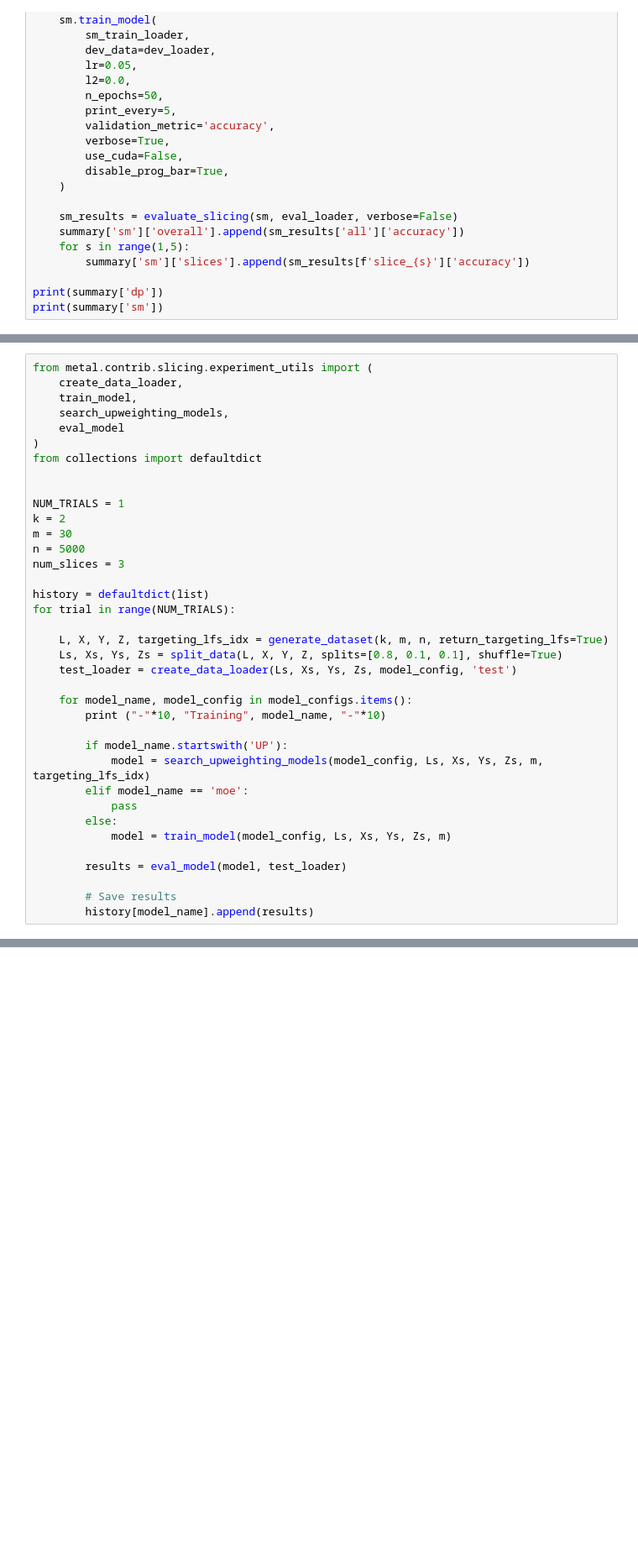
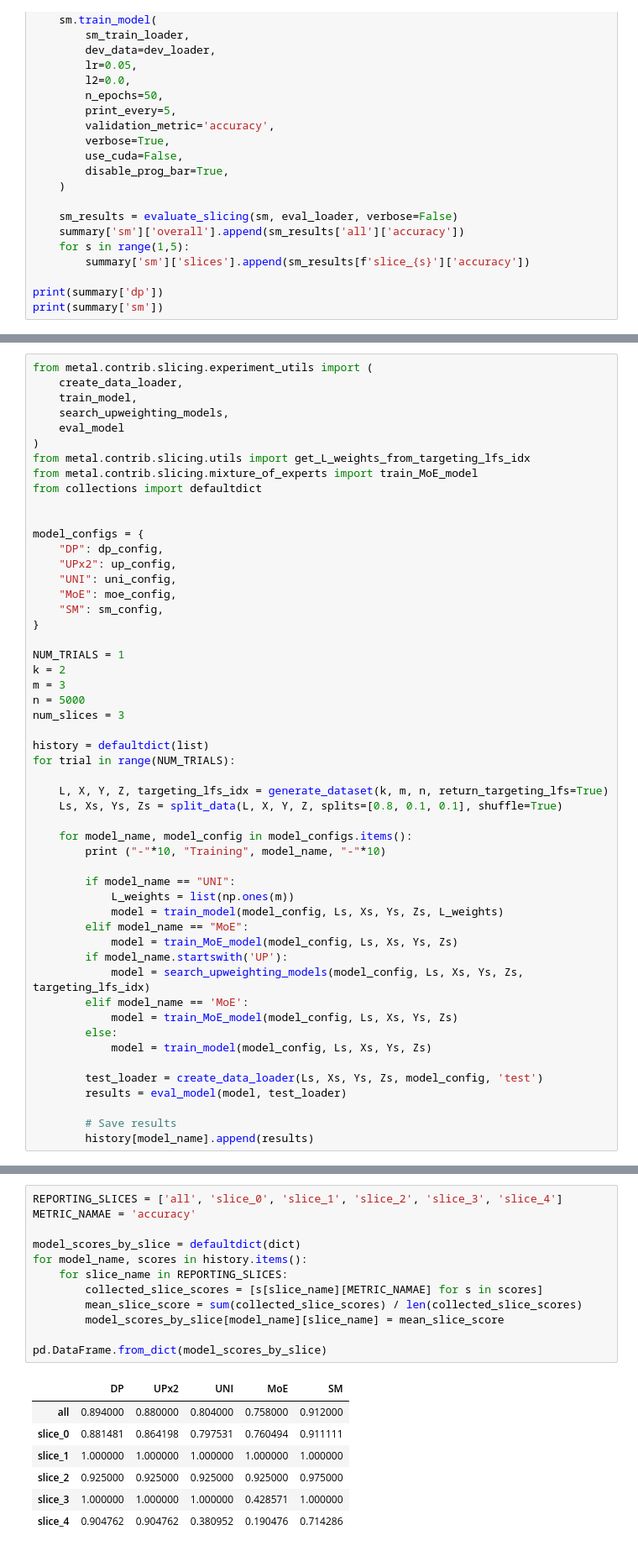
Before and after one commit to tsy935/metal, a Jupyter notebook: metal/contrib/slicing/synthetics/geometric-sandbox.ipynb, the cells around one changed output, grey strips where cells are left out. Shown: that part at 84% size. Cells and saved outputs as stored; diff of their text form; blank space fills up the shorter version.

Commit message:
add mixture of experts to simulate script

```diff
--- a/metal/contrib/slicing/synthetics/geometric-sandbox.ipynb
+++ b/metal/contrib/slicing/synthetics/geometric-sandbox.ipynb
@@ -365,12 +350,22 @@ from metal.contrib.slicing.experiment_utils import (
     search_upweighting_models,
     eval_model
 )
+from metal.contrib.slicing.utils import get_L_weights_from_targeting_lfs_idx
+from metal.contrib.slicing.mixture_of_experts import train_MoE_model
 from collections import defaultdict
 
 
+model_configs = {
+    "DP": dp_config,
+    "UPx2": up_config,
+    "UNI": uni_config,
+    "MoE": moe_config,
+    "SM": sm_config,
+}
+
 NUM_TRIALS = 1
 k = 2
-m = 30
+m = 3
 n = 5000
 num_slices = 3
 
@@ -379,18 +374,23 @@ for trial in range(NUM_TRIALS):
 
     L, X, Y, Z, targeting_lfs_idx = generate_dataset(k, m, n, return_targeting_lfs=True)
     Ls, Xs, Ys, Zs = split_data(L, X, Y, Z, splits=[0.8, 0.1, 0.1], shuffle=True)
-    test_loader = create_data_loader(Ls, Xs, Ys, Zs, model_config, 'test')
 
     for model_name, model_config in model_configs.items():
         print ("-"*10, "Training", model_name, "-"*10)
 
+        if model_name == "UNI":
+            L_weights = list(np.ones(m))
+            model = train_model(model_config, Ls, Xs, Ys, Zs, L_weights)
+        elif model_name == "MoE":
+            model = train_MoE_model(model_config, Ls, Xs, Ys, Zs)
         if model_name.startswith('UP'):
-            model = search_upweighting_models(model_config, Ls, Xs, Ys, Zs, m, targeting_lfs_idx)
-        elif model_name == 'moe':
-            pass
+            model = search_upweighting_models(model_config, Ls, Xs, Ys, Zs, targeting_lfs_idx)
+        elif model_name == 'MoE':
+            model = train_MoE_model(model_config, Ls, Xs, Ys, Zs)
         else:
-            model = train_model(model_config, Ls, Xs, Ys, Zs, m)
+            model = train_model(model_config, Ls, Xs, Ys, Zs)
 
+        test_loader = create_data_loader(Ls, Xs, Ys, Zs, model_config, 'test')
         results = eval_model(model, test_loader)
 
         # Save results
@@ -471,0 +504,20 @@ Inferred cardinality: 2
+# %%
+REPORTING_SLICES = ['all', 'slice_0', 'slice_1', 'slice_2', 'slice_3', 'slice_4']
+METRIC_NAMAE = 'accuracy'
+
+model_scores_by_slice = defaultdict(dict)
+for model_name, scores in history.items():
+    for slice_name in REPORTING_SLICES:
+        collected_slice_scores = [s[slice_name][METRIC_NAMAE] for s in scores]
+        mean_slice_score = sum(collected_slice_scores) / len(collected_slice_scores)
+        model_scores_by_slice[model_name][slice_name] = mean_slice_score
+
+pd.DataFrame.from_dict(model_scores_by_slice)
+# %% [output]
+|  | DP | UPx2 | UNI | MoE | SM |
+| all | 0.894000 | 0.880000 | 0.804000 | 0.758000 | 0.912000 |
+| slice_0 | 0.881481 | 0.864198 | 0.797531 | 0.760494 | 0.911111 |
+| slice_1 | 1.000000 | 1.000000 | 1.000000 | 1.000000 | 1.000000 |
+| slice_2 | 0.925000 | 0.925000 | 0.925000 | 0.925000 | 0.975000 |
+| slice_3 | 1.000000 | 1.000000 | 1.000000 | 0.428571 | 1.000000 |
+| slice_4 | 0.904762 | 0.904762 | 0.380952 | 0.190476 | 0.714286 |
```
Also changed, not shown: parts of 5 cells of this notebook, 3 other files.
